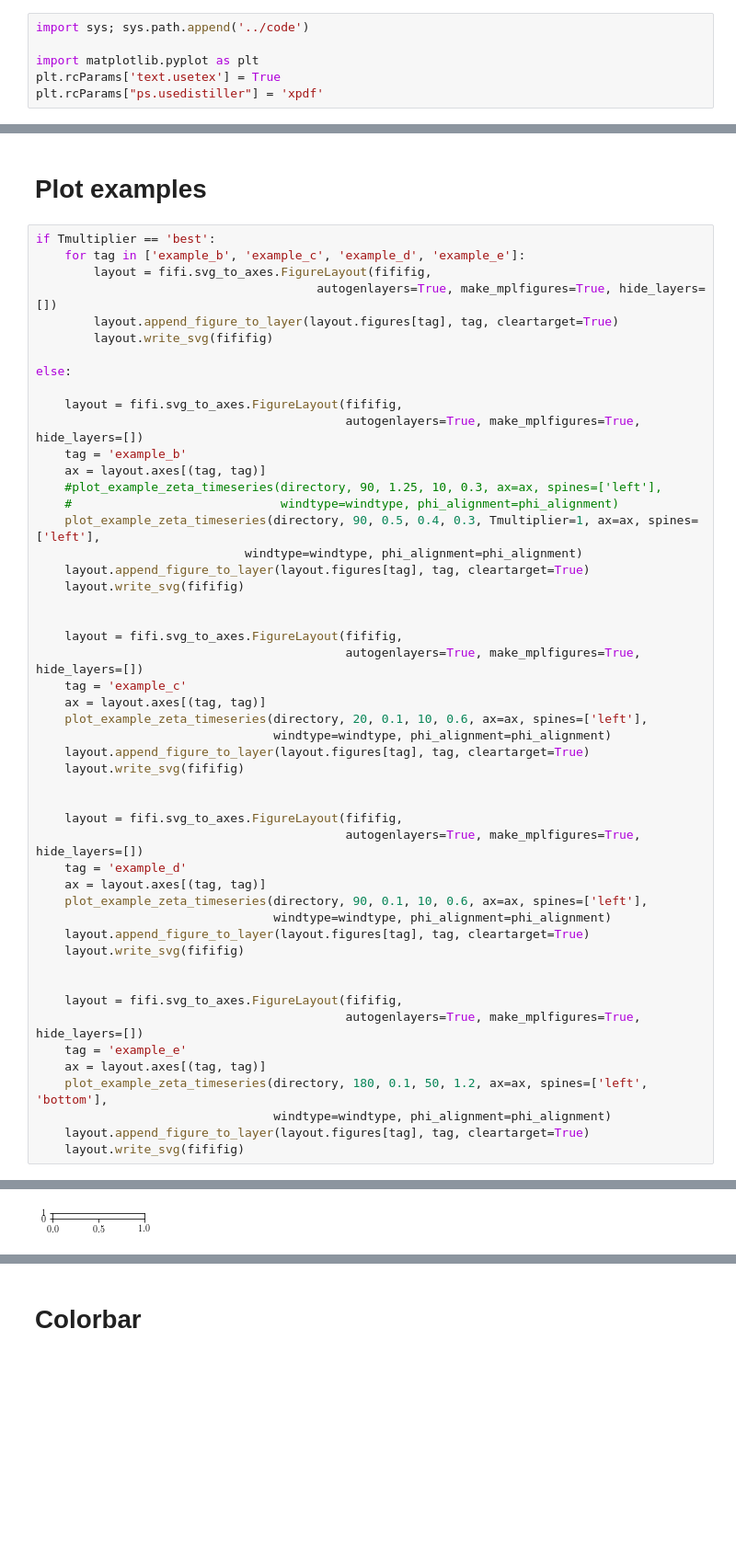
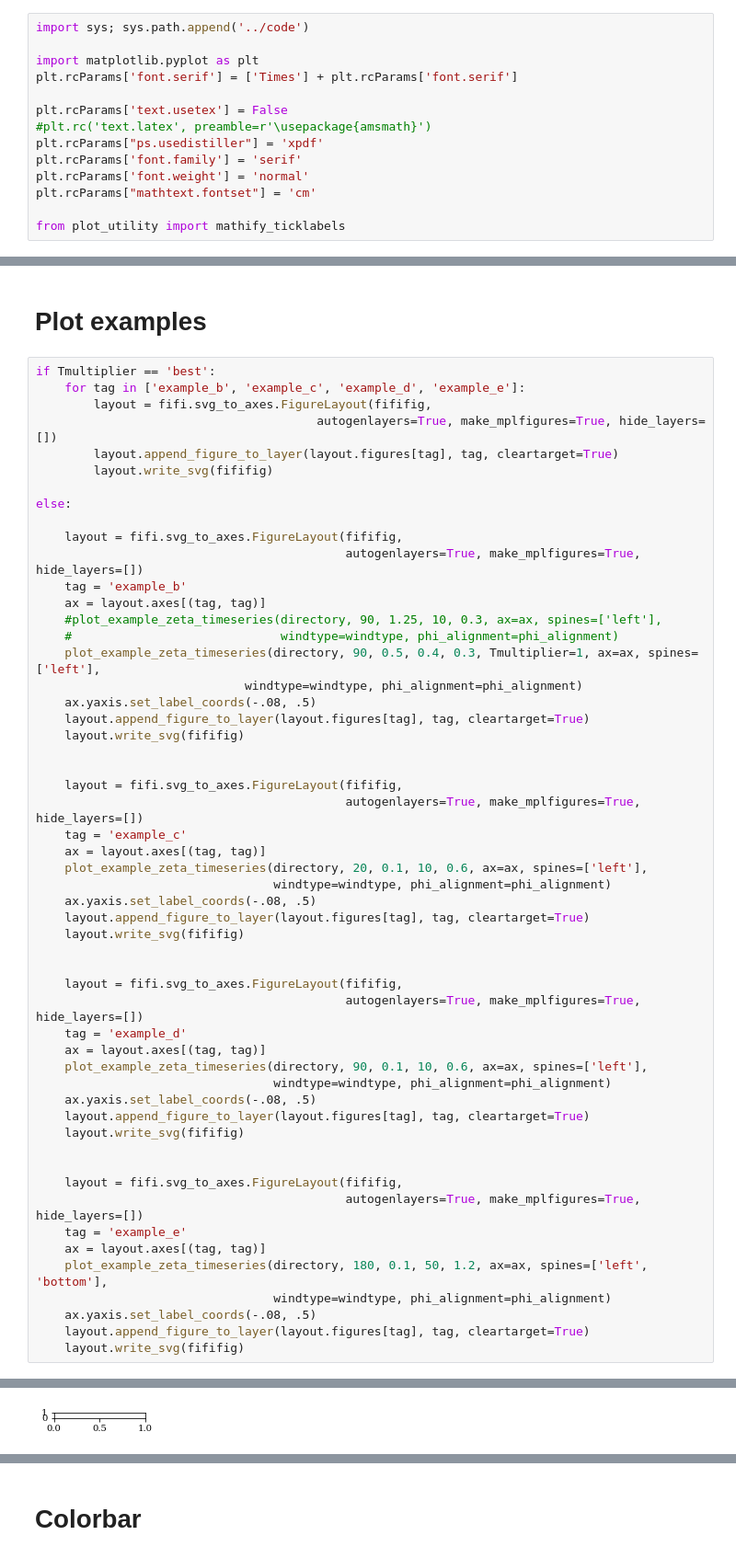
Before and after one commit to florisvb/active_anemosensing, a Jupyter notebook: notebooks_to_generate_figures/fig_9_3noise_heatmaps.ipynb, the cells around one changed output, grey strips where cells are left out. Shown at 92% size. Drawn from its saved outputs; the diff is of its cells as text; blank space fills up the shorter version.

Commit message:
fix font sizes

```diff
--- a/notebooks_to_generate_figures/fig_9_3noise_heatmaps.ipynb
+++ b/notebooks_to_generate_figures/fig_9_3noise_heatmaps.ipynb
@@ -2,8 +2,16 @@
 import sys; sys.path.append('../code')
 
 import matplotlib.pyplot as plt
-plt.rcParams['text.usetex'] = True
+plt.rcParams['font.serif'] = ['Times'] + plt.rcParams['font.serif']
+
+plt.rcParams['text.usetex'] = False
+#plt.rc('text.latex', preamble=r'\usepackage{amsmath}')
 plt.rcParams["ps.usedistiller"] = 'xpdf'
+plt.rcParams['font.family'] = 'serif'
+plt.rcParams['font.weight'] = 'normal'
+plt.rcParams["mathtext.fontset"] = 'cm'
+
+from plot_utility import mathify_ticklabels
 # %%
 try:
     import run_analysis
@@ -441,6 +511,7 @@ else:
     #                             windtype=windtype, phi_alignment=phi_alignment)
     plot_example_zeta_timeseries(directory, 90, 0.5, 0.4, 0.3, Tmultiplier=1, ax=ax, spines=['left'],
                              windtype=windtype, phi_alignment=phi_alignment)
+    ax.yaxis.set_label_coords(-.08, .5)
     layout.append_figure_to_layer(layout.figures[tag], tag, cleartarget=True)
     layout.write_svg(fififig)
 
@@ -451,6 +522,7 @@ else:
     ax = layout.axes[(tag, tag)]
     plot_example_zeta_timeseries(directory, 20, 0.1, 10, 0.6, ax=ax, spines=['left'],
                                  windtype=windtype, phi_alignment=phi_alignment)
+    ax.yaxis.set_label_coords(-.08, .5)
     layout.append_figure_to_layer(layout.figures[tag], tag, cleartarget=True)
     layout.write_svg(fififig)
 
@@ -461,6 +533,7 @@ else:
     ax = layout.axes[(tag, tag)]
     plot_example_zeta_timeseries(directory, 90, 0.1, 10, 0.6, ax=ax, spines=['left'],
                                  windtype=windtype, phi_alignment=phi_alignment)
+    ax.yaxis.set_label_coords(-.08, .5)
     layout.append_figure_to_layer(layout.figures[tag], tag, cleartarget=True)
     layout.write_svg(fififig)
 
@@ -471,6 +544,7 @@ else:
     ax = layout.axes[(tag, tag)]
     plot_example_zeta_timeseries(directory, 180, 0.1, 50, 1.2, ax=ax, spines=['left', 'bottom'],
                                  windtype=windtype, phi_alignment=phi_alignment)
+    ax.yaxis.set_label_coords(-.08, .5)
     layout.append_figure_to_layer(layout.figures[tag], tag, cleartarget=True)
     layout.write_svg(fififig)
 # %% [output]
@@ -505 +579 @@ median + mean / 2:  0.34138080854236175
-[figure, old version]
+[figure, new version]
```
Also changed, not shown: parts of 8 cells of this notebook, 10 other files.
